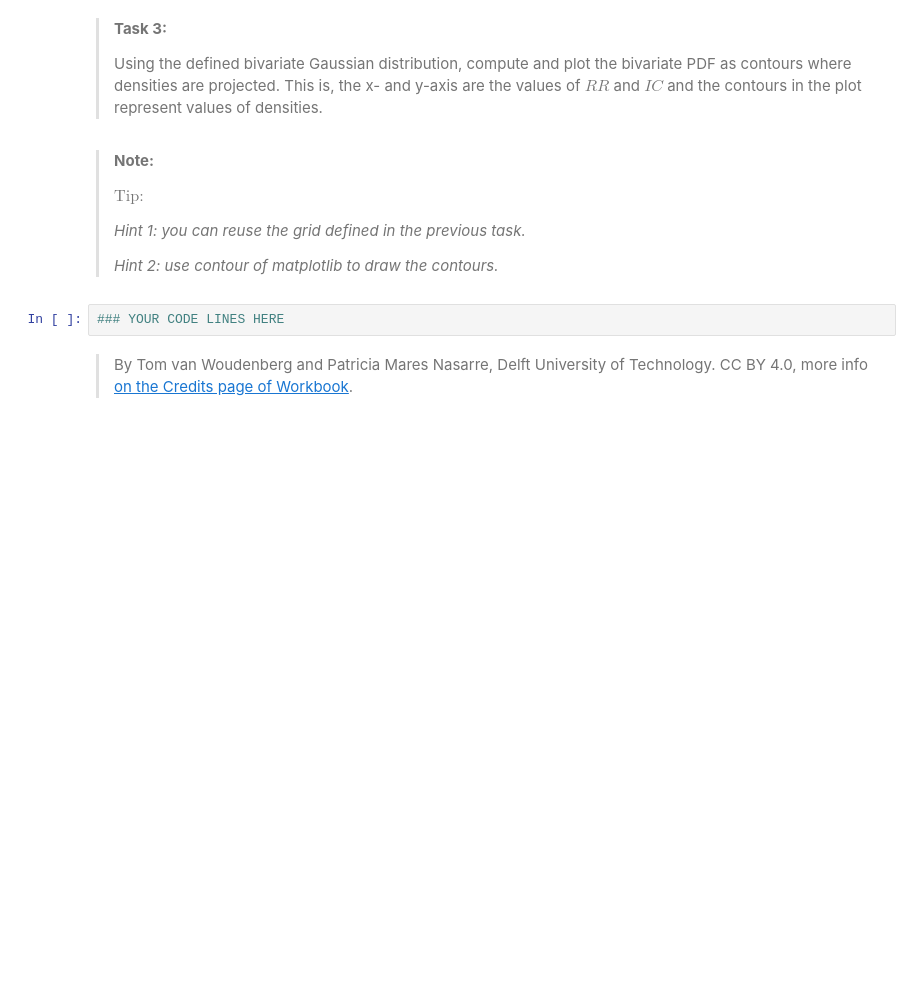
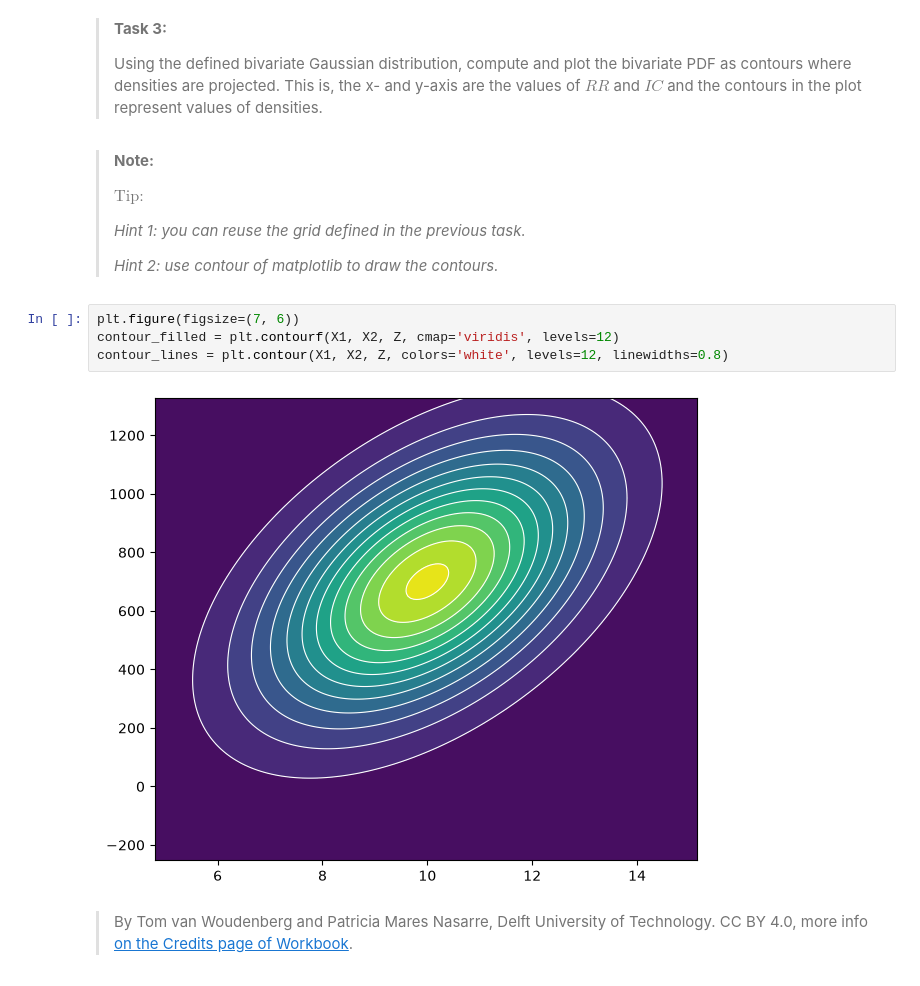
Before and after one commit to anastasisdellis21-png/PA.1.5, a Jupyter notebook: scipy_statcs_3d_plots.ipynb, the cells around one changed output. Saved outputs shown, nothing was run; the diff lists cells and outputs as text; blank space fills up the shorter version.

```diff
--- a/scipy_statcs_3d_plots.ipynb
+++ b/scipy_statcs_3d_plots.ipynb
@@ -125,7 +195,11 @@ Z = multivariate_normal(mean=mu, cov=sigma).pdf(X)
 > *Hint 1: you can reuse the grid defined in the previous task.*
 >
 > *Hint 2: use contour of matplotlib to draw the contours.*
-# %%
-### YOUR CODE LINES HERE
+# %%
+plt.figure(figsize=(7, 6))
+contour_filled = plt.contourf(X1, X2, Z, cmap='viridis', levels=12)
+contour_lines = plt.contour(X1, X2, Z, colors='white', levels=12, linewidths=0.8)
+# %% [output]
+[figure, added]
 # %% [markdown]
 > By Tom van Woudenberg and Patricia Mares Nasarre, Delft University of Technology. CC BY 4.0, more info [on the Credits page of Workbook](https://mude.citg.tudelft.nl/workbook-2026/credits.html).
```
Also changed, not shown: parts of 7 cells of this notebook.
